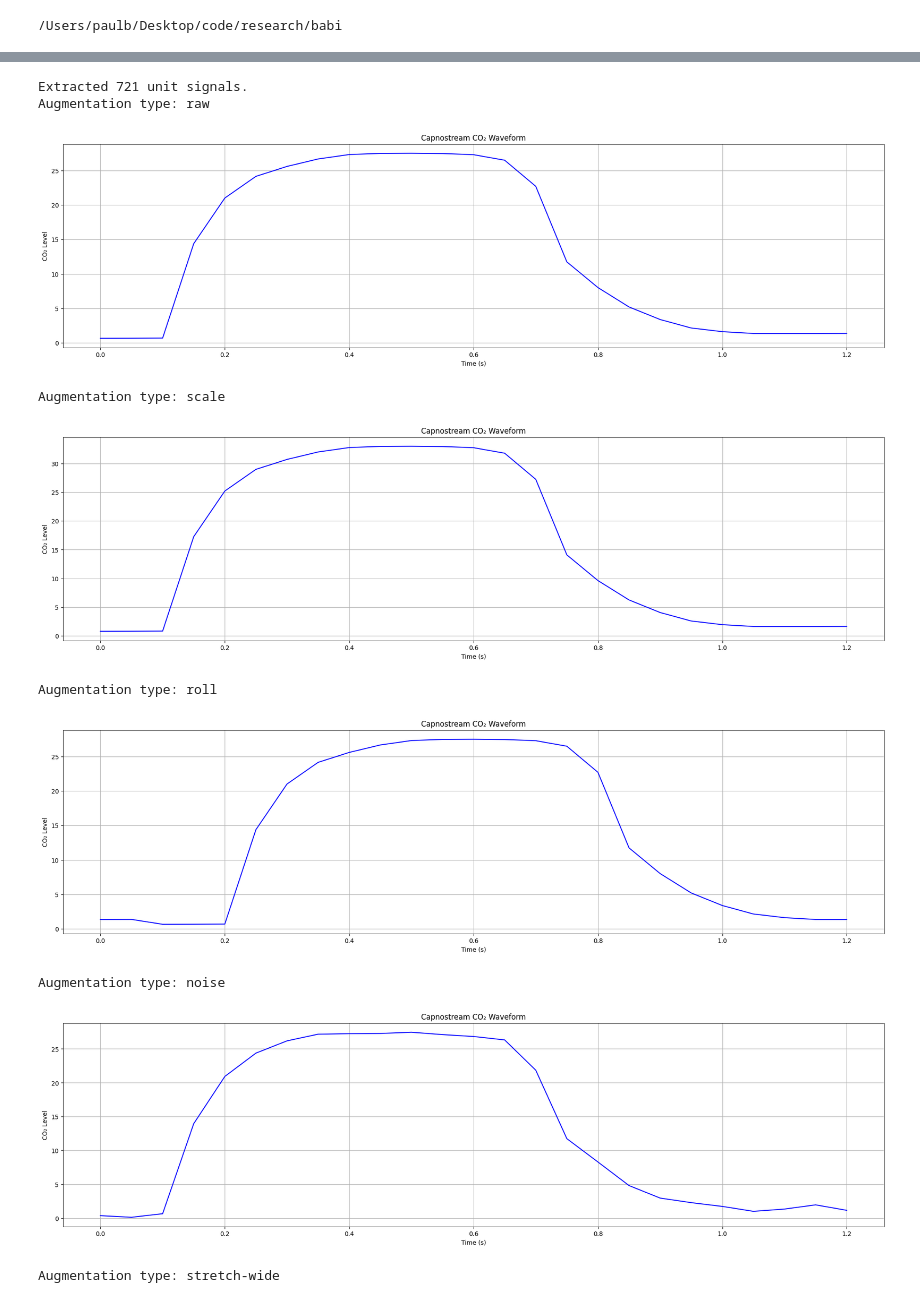
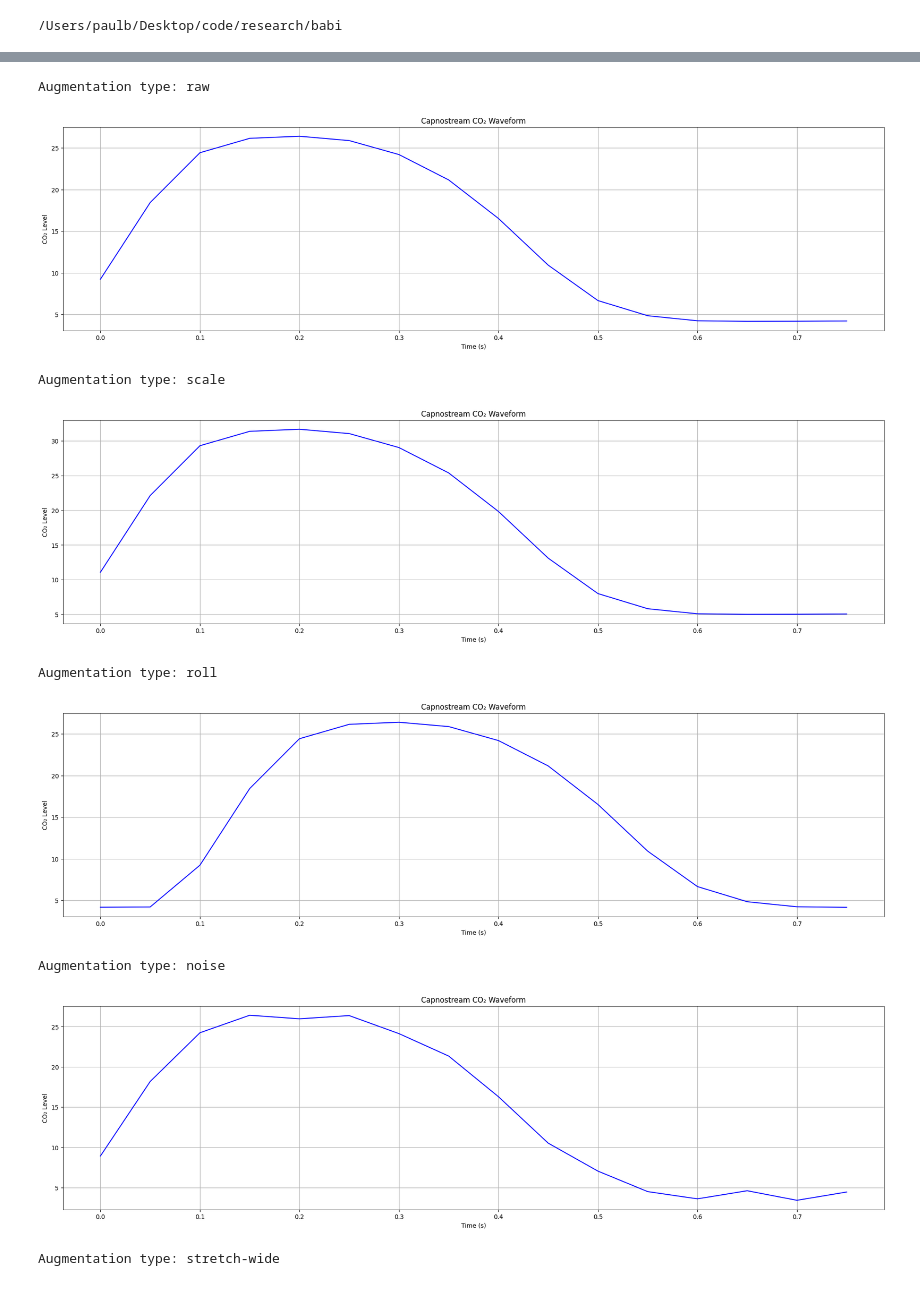
Before and after one commit to bsu-cbs-research/babi, a Jupyter notebook: data/prepare/testing.ipynb, the cells around one changed output, grey strips where cells are left out. Cells and saved outputs as stored; diff of their text form; code cells hidden in the pictures.

```diff
--- a/data/prepare/testing.ipynb
+++ b/data/prepare/testing.ipynb
@@ -20,0 +5,6 @@ plotting.plot_capnostream_waveform(data=capnostream_file_df["co2_wave"][:200])
+# %%
+import numpy as np
+from data import helpers, plotting
+from data.prepare import extraction, augmentation, pruning, load
+
+signal = helpers.load_processed_capnostream()["co2_wave"].to_numpy()
@@ -20,0 +13,4 @@ plotting.plot_capnostream_waveform(data=capnostream_file_df["co2_wave"][:200])
+# %%
+unit_markers = extraction.extract_unit_markers(signal)
+unit_signals = [signal[start:end] for start, end in unit_markers]
+print(f"Extracted {len(unit_signals)} unit signals.")
@@ -55,32 +39,28 @@ Extracted 1778 units for training dataset.
 # %%
 from data.prepare import augmentation
 
-signals = [signal[start:end] for start, end in unit_markers]
-print(f"Extracted {len(signals)} unit signals.")
-
-raw_signal = signals[0]
+raw_signal = unit_signals[0]
 
 augmented_signals = {
     "raw": raw_signal,
     "scale": augmentation.scale(raw_signal, scale_factor=1.2),
     "roll": augmentation.roll(raw_signal, roll_amount=2),
     "noise": augmentation.noise(raw_signal, noise_level=0.4),
     "stretch-wide": augmentation.stretch(raw_signal, stretch_factor=1.2),
     "stretch-narrow": augmentation.stretch(raw_signal, stretch_factor=0.8),
     "all": augmentation.stretch(augmentation.noise(augmentation.scale(augmentation.roll(raw_signal, roll_amount=2), scale_factor=1.2), noise_level=0.4), stretch_factor=1.1),
 }
 
 for aug_type, aug_signal in augmented_signals.items():
     print(f"Augmentation type: {aug_type}")
     plotting.plot_capnostream_waveform(data=aug_signal)
 # %% [output]
-Extracted 721 unit signals.
 Augmentation type: raw
-[figure, old version]
+[figure, new version]
 Augmentation type: scale
-[figure, old version]
+[figure, new version]
 Augmentation type: roll
-[figure, old version]
+[figure, new version]
 Augmentation type: noise
-[figure, old version]
+[figure, new version]
 Augmentation type: stretch-wide
```
Also changed, not shown: parts of 8 cells of this notebook, 17 other files.
